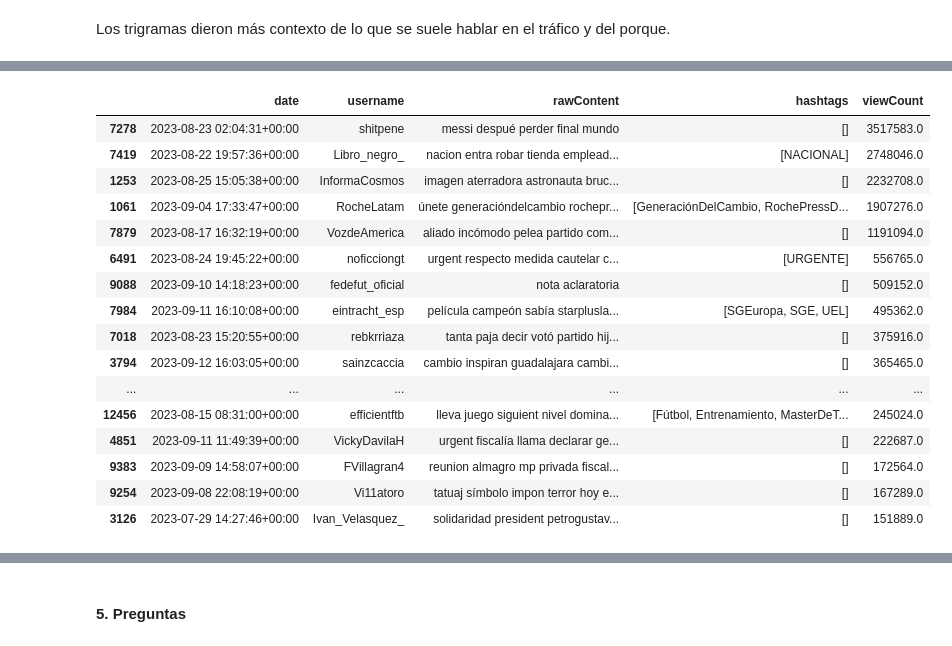
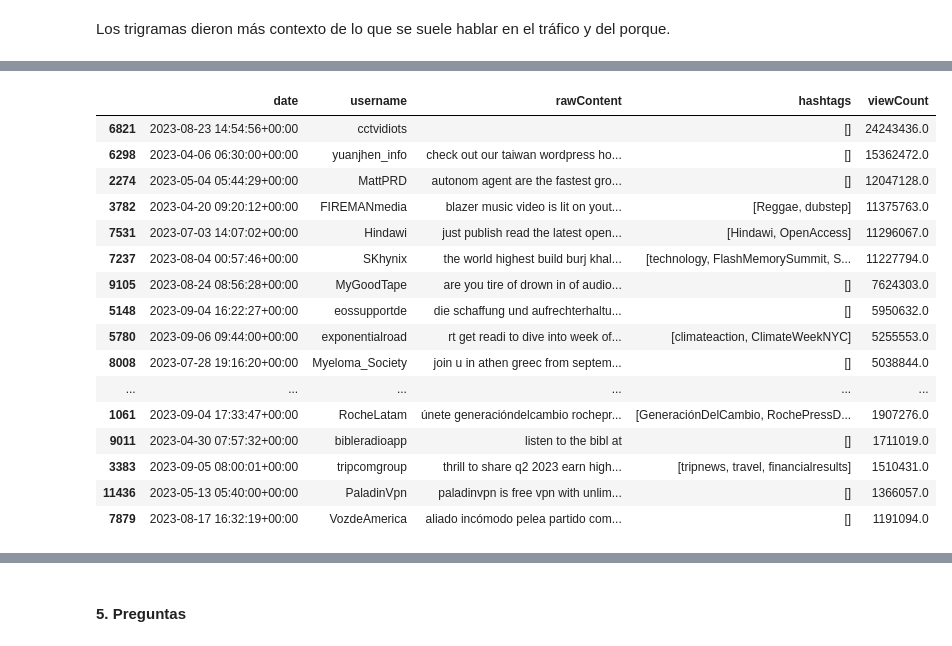
Before and after one commit to CrisLayB/DataScience_Lab06, a Jupyter notebook: Lab6Problema1.ipynb, the cells around one changed output, grey strips where cells are left out. Cells and saved outputs as stored; diff of their text form; code cells hidden in the pictures.

```diff
--- a/Lab6Problema1.ipynb
+++ b/Lab6Problema1.ipynb
@@ -251,6 +251,11 @@ data_frame['viewCount'].fillna(-1.0, inplace=True)
 # %%
 # Convertir los NaN de place en "{}"
 data_frame['place'].fillna("{}", inplace=True)
+# %%
+# Vamos a obtener el año de cada uno de los tweets y se crear una columna específica para ese año
+data_frame['date'] = pd.to_datetime(data_frame['date'])
+
+data_frame['year'] = data_frame['date'].dt.year
 # %%
 data_frame
 # %% [output]
@@ -536,25 +541,25 @@ Name: count, dtype: int64
 # %%
 # Tendencias de las cuentas
 df_top_counts = data_frame.sort_values(by="viewCount", ascending=False)
 df_top_counts = df_top_counts[df_top_counts["viewCount"] != -1.0]
-df_top_counts = df_top_counts[df_top_counts["lang"] == "es"]
+# df_top_counts = df_top_counts[df_top_counts["lang"] == "es"]
 df_top_counts = df_top_counts.drop_duplicates(subset="username", keep=False)
 df_top_counts[["date", "username", "rawContent", "hashtags", "viewCount"]].head(20)
 # %% [output]
 |  | date | username | rawContent | hashtags | viewCount |
-| 7278 | 2023-08-23 02:04:31+00:00 | shitpene | messi despué perder final mundo | [] | 3517583.0 |
-| 7419 | 2023-08-22 19:57:36+00:00 | Libro_negro_ | nacion entra robar tienda emplead... | [NACIONAL] | 2748046.0 |
-| 1253 | 2023-08-25 15:05:38+00:00 | InformaCosmos | imagen aterradora astronauta bruc... | [] | 2232708.0 |
+| 6821 | 2023-08-23 14:54:56+00:00 | cctvidiots |  | [] | 24243436.0 |
+| 6298 | 2023-04-06 06:30:00+00:00 | yuanjhen_info | check out our taiwan wordpress ho... | [] | 15362472.0 |
+| 2274 | 2023-05-04 05:44:29+00:00 | MattPRD | autonom agent are the fastest gro... | [] | 12047128.0 |
+| 3782 | 2023-04-20 09:20:12+00:00 | FIREMANmedia | blazer music video is lit on yout... | [Reggae, dubstep] | 11375763.0 |
+| 7531 | 2023-07-03 14:07:02+00:00 | Hindawi | just publish read the latest open... | [Hindawi, OpenAccess] | 11296067.0 |
+| 7237 | 2023-08-04 00:57:46+00:00 | SKhynix | the world highest build burj khal... | [technology, FlashMemorySummit, S... | 11227794.0 |
+| 9105 | 2023-08-24 08:56:28+00:00 | MyGoodTape | are you tire of drown in of audio... | [] | 7624303.0 |
+| 5148 | 2023-09-04 16:22:27+00:00 | eossupportde | die schaffung und aufrechterhaltu... | [] | 5950632.0 |
+| 5780 | 2023-09-06 09:44:00+00:00 | exponentialroad | rt get readi to dive into week of... | [climateaction, ClimateWeekNYC] | 5255553.0 |
+| 8008 | 2023-07-28 19:16:20+00:00 | Myeloma_Society | join u in athen greec from septem... | [] | 5038844.0 |
+| ... | ... | ... | ... | ... | ... |
 | 1061 | 2023-09-04 17:33:47+00:00 | RocheLatam | únete generacióndelcambio rochepr... | [GeneraciónDelCambio, RochePressD... | 1907276.0 |
+| 9011 | 2023-04-30 07:57:32+00:00 | bibleradioapp | listen to the bibl at | [] | 1711019.0 |
+| 3383 | 2023-09-05 08:00:01+00:00 | tripcomgroup | thrill to share q2 2023 earn high... | [tripnews, travel, financialresults] | 1510431.0 |
+| 11436 | 2023-05-13 05:40:00+00:00 | PaladinVpn | paladinvpn is free vpn with unlim... | [] | 1366057.0 |
 | 7879 | 2023-08-17 16:32:19+00:00 | VozdeAmerica | aliado incómodo pelea partido com... | [] | 1191094.0 |
-| 6491 | 2023-08-24 19:45:22+00:00 | noficciongt | urgent respecto medida cautelar c... | [URGENTE] | 556765.0 |
-| 9088 | 2023-09-10 14:18:23+00:00 | fedefut_oficial | nota aclaratoria | [] | 509152.0 |
-| 7984 | 2023-09-11 16:10:08+00:00 | eintracht_esp | película campeón sabía starplusla... | [SGEuropa, SGE, UEL] | 495362.0 |
-| 7018 | 2023-08-23 15:20:55+00:00 | rebkrriaza | tanta paja decir votó partido hij... | [] | 375916.0 |
-| 3794 | 2023-09-12 16:03:05+00:00 | sainzcaccia | cambio inspiran guadalajara cambi... | [] | 365465.0 |
-| ... | ... | ... | ... | ... | ... |
-| 12456 | 2023-08-15 08:31:00+00:00 | efficientftb | lleva juego siguient nivel domina... | [Fútbol, Entrenamiento, MasterDeT... | 245024.0 |
-| 4851 | 2023-09-11 11:49:39+00:00 | VickyDavilaH | urgent fiscalía llama declarar ge... | [] | 222687.0 |
-| 9383 | 2023-09-09 14:58:07+00:00 | FVillagran4 | reunion almagro mp privada fiscal... | [] | 172564.0 |
-| 9254 | 2023-09-08 22:08:19+00:00 | Vi11atoro | tatuaj símbolo impon terror hoy e... | [] | 167289.0 |
-| 3126 | 2023-07-29 14:27:46+00:00 | Ivan_Velasquez_ | solidaridad president petrogustav... | [] | 151889.0 |
```
Also changed, not shown: parts of 26 cells of this notebook.
